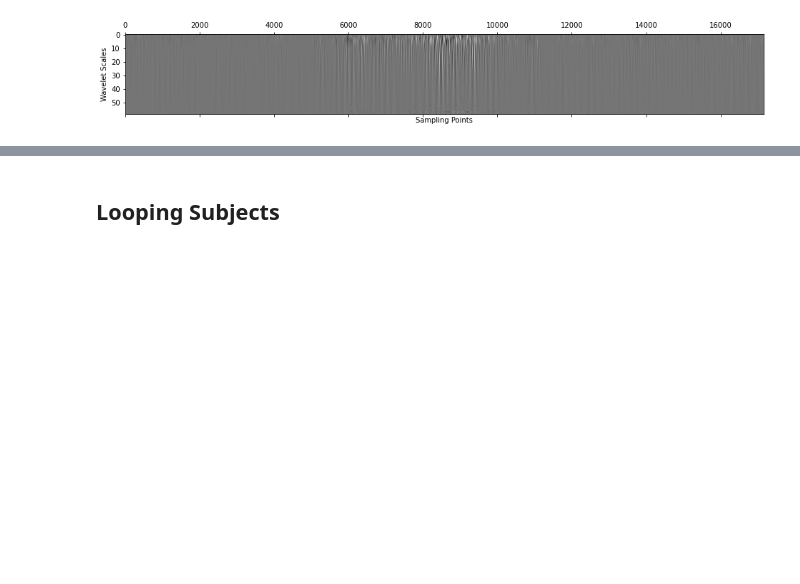
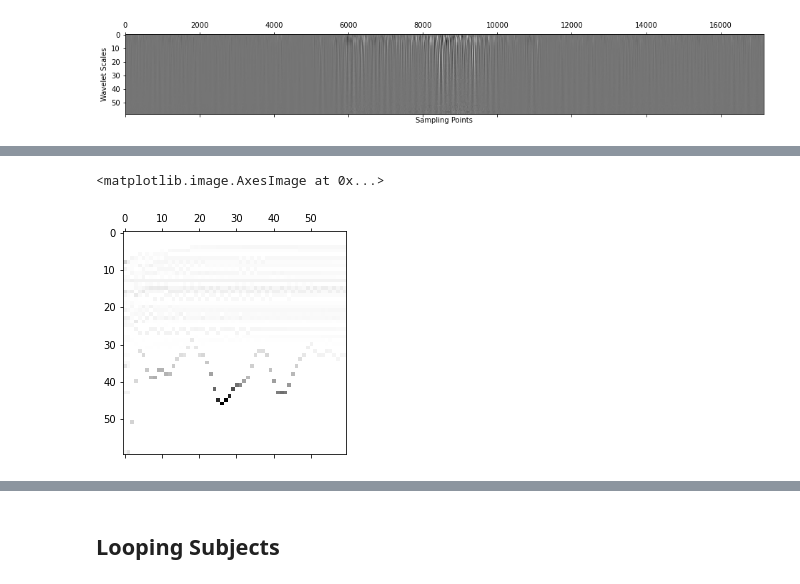
Before and after one commit to chenkecoco1/EMG_Analysis, a Jupyter notebook: SIGNAL0.ipynb, the cells around one changed output, grey strips where cells are left out. Drawn from its saved outputs; the diff is of its cells as text; code cells hidden in the pictures; blank space fills up the shorter version.

```diff
--- a/SIGNAL0.ipynb
+++ b/SIGNAL0.ipynb
@@ -215,0 +247,4 @@ plt.show()
+# %%
+nt = loadmat(r'C:\Ninapro\nt.mat')
+# %%
+ent = pd.DataFrame(nt['nt'])
@@ -215,0 +272,5 @@ plt.show()
+# %%
+plt.matshow(-ent,aspect='auto',cmap='gray')
+# %% [output]
+<matplotlib.image.AxesImage at 0x...>
+[figure, added]
```
Also changed, not shown: parts of 8 cells of this notebook.
